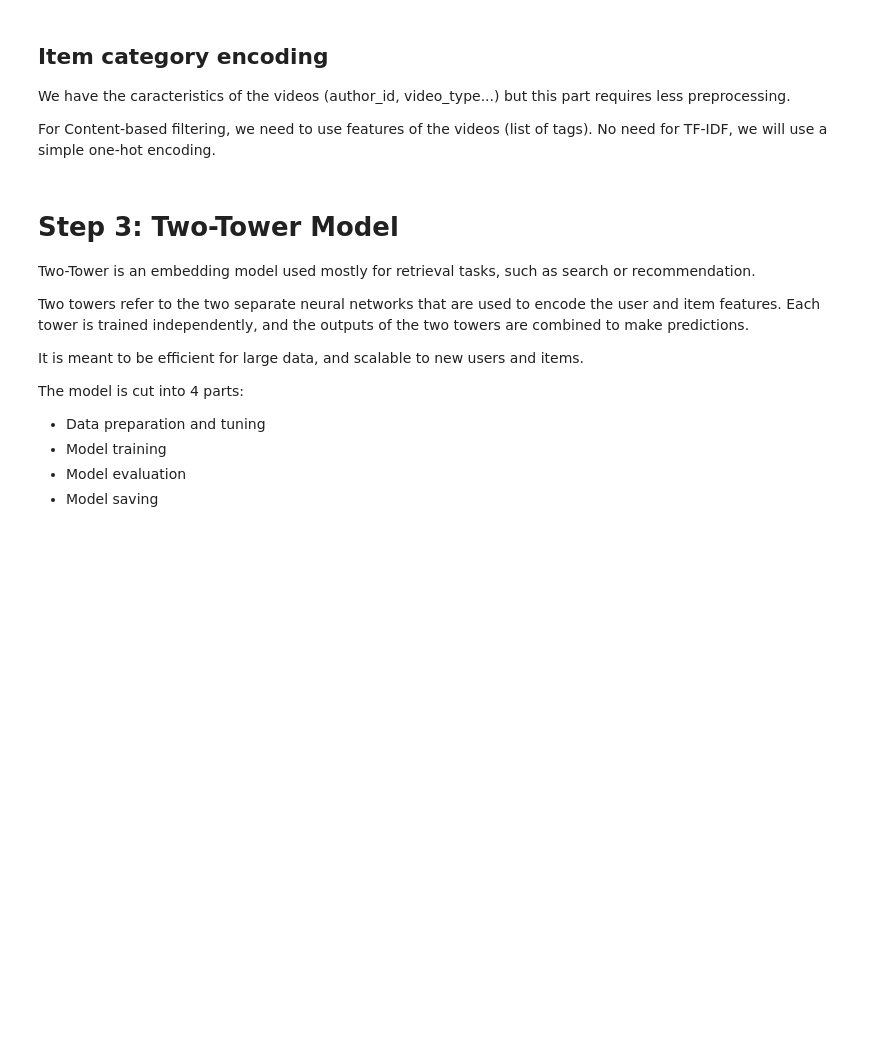
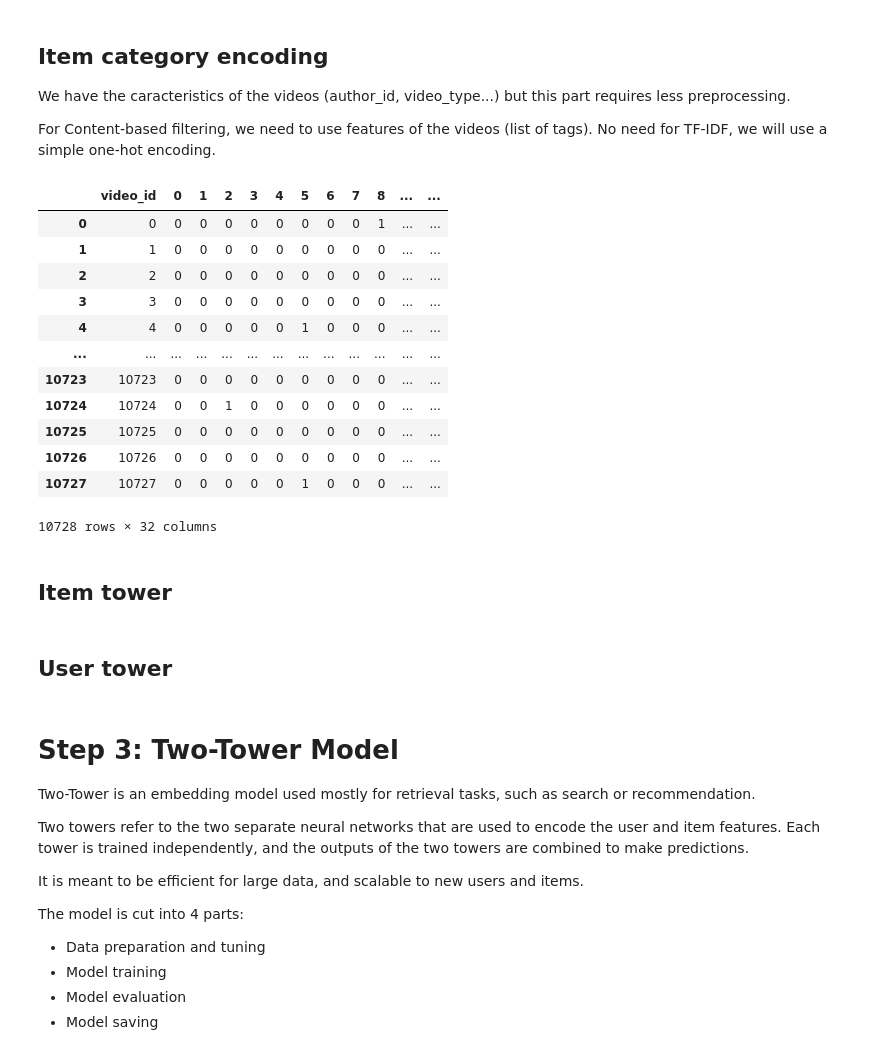
Before and after one commit to Aziz-Zeghal/FinalProject_2025_aziz.zeghal, a Jupyter notebook: model_Two_Tower.ipynb, the cells around one changed output. Cells and saved outputs as stored; diff of their text form; code cells hidden in the pictures; blank space fills up the shorter version.

```diff
--- a/model_Two_Tower.ipynb
+++ b/model_Two_Tower.ipynb
@@ -141,6 +198,6 @@ For Content-based filtering, we need to use features of the videos (list of tags
 # Use MultiLabelBinarizer to manage efficiently the feat column
 mlb = MultiLabelBinarizer()
 
-matrix_item_category = pd.DataFrame(mlb.fit_transform(item_categories["feat"]),
+item_features = pd.DataFrame(mlb.fit_transform(item_categories["feat"]),
                   columns=mlb.classes_,
-                  index=item_categories["video_id"])
+                  index=item_categories["video_id"]).reset_index()
@@ -148,0 +204,18 @@ matrix_item_category
+# %%
+item_features
+# %% [output]
+|  | video_id | 0 | 1 | 2 | 3 | 4 | 5 | 6 | 7 | 8 | ... | ... |
+| 0 | 0 | 0 | 0 | 0 | 0 | 0 | 0 | 0 | 0 | 1 | ... | ... |
+| 1 | 1 | 0 | 0 | 0 | 0 | 0 | 0 | 0 | 0 | 0 | ... | ... |
+| 2 | 2 | 0 | 0 | 0 | 0 | 0 | 0 | 0 | 0 | 0 | ... | ... |
+| 3 | 3 | 0 | 0 | 0 | 0 | 0 | 0 | 0 | 0 | 0 | ... | ... |
+| 4 | 4 | 0 | 0 | 0 | 0 | 0 | 1 | 0 | 0 | 0 | ... | ... |
+| ... | ... | ... | ... | ... | ... | ... | ... | ... | ... | ... | ... | ... |
+| 10723 | 10723 | 0 | 0 | 0 | 0 | 0 | 0 | 0 | 0 | 0 | ... | ... |
+| 10724 | 10724 | 0 | 0 | 1 | 0 | 0 | 0 | 0 | 0 | 0 | ... | ... |
+| 10725 | 10725 | 0 | 0 | 0 | 0 | 0 | 0 | 0 | 0 | 0 | ... | ... |
+| 10726 | 10726 | 0 | 0 | 0 | 0 | 0 | 0 | 0 | 0 | 0 | ... | ... |
+| 10727 | 10727 | 0 | 0 | 0 | 0 | 0 | 1 | 0 | 0 | 0 | ... | ... |
+10728 rows × 32 columns
+# %% [markdown]
+## Item tower
@@ -148,0 +224,2 @@ matrix_item_category
+# %% [markdown]
+## User tower
```
Also changed, not shown: parts of 26 cells of this notebook, 1 other file.
